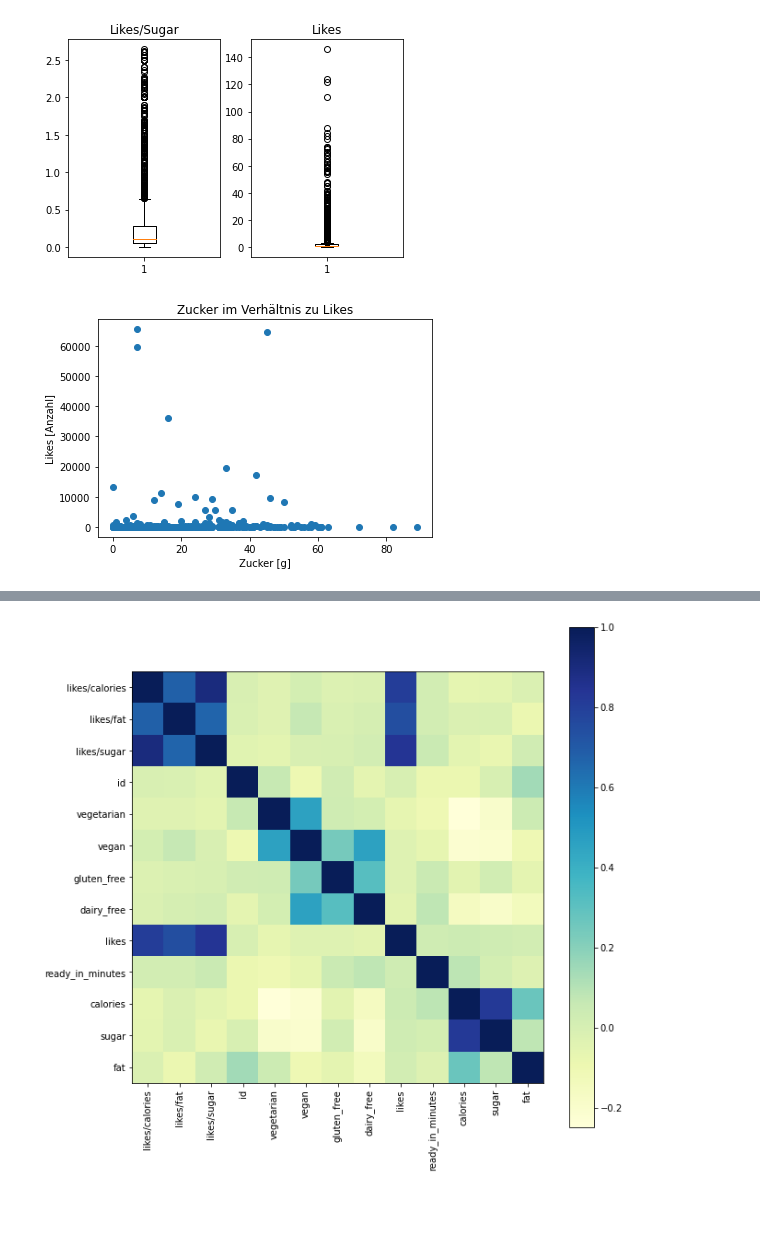
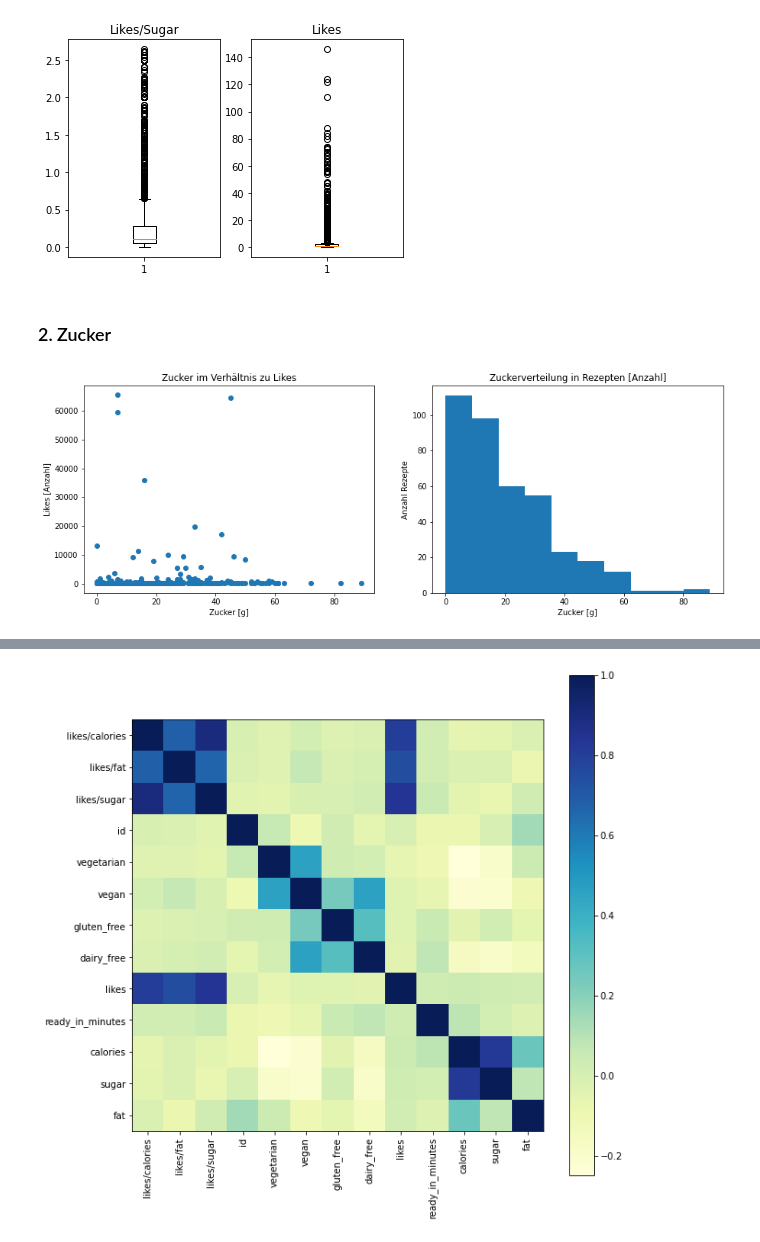
Before and after one commit to ZerhackerJagi/food_dashboard, a Jupyter notebook: 210409_Spoonacular_Analysis.ipynb, the cells around one changed output, grey strips where cells are left out. Saved outputs shown, nothing was run; the diff lists cells and outputs as text; code cells hidden in the pictures; blank space fills up the shorter version.

```diff
--- a/210409_Spoonacular_Analysis.ipynb
+++ b/210409_Spoonacular_Analysis.ipynb
@@ -99,12 +112,23 @@ ax2.set_title("Likes")
 # %% [output]
 Text(0.5, 1.0, 'Likes')
 [figure]
+# %% [markdown]
+### 2. Zucker
 # %%
 dfs_filtered = dfs_wod[(dfs_wod["likes"] > dfs_wod["likes"].quantile(0.9))]
-plt.scatter(dfs_filtered["sugar"], dfs_filtered["likes"])
-plt.xlabel("Zucker [g]")
-plt.ylabel("Likes [Anzahl]")
-plt.title("Zucker im Verhältnis zu Likes")
-plt.show()
+
+fig, (ax1, ax2) = plt.subplots(1,2,figsize=(15,5))
+
+ax1.scatter(dfs_filtered["sugar"], dfs_filtered["likes"])
+ax1.set_xlabel("Zucker [g]")
+ax1.set_ylabel("Likes [Anzahl]")
+ax1.set_title("Zucker im Verhältnis zu Likes")
+
+ax2.hist(dfs_filtered["sugar"])
+ax2.set_title("Zuckerverteilung in Rezepten [Anzahl]")
+ax2.set_xlabel("Zucker [g]")
+ax2.set_ylabel("Anzahl Rezepte")
+
+fig.show()
 # %% [output]
-[figure, old version]
+[figure, new version]
```
Also changed, not shown: parts of 22 cells of this notebook, 2 other files.
